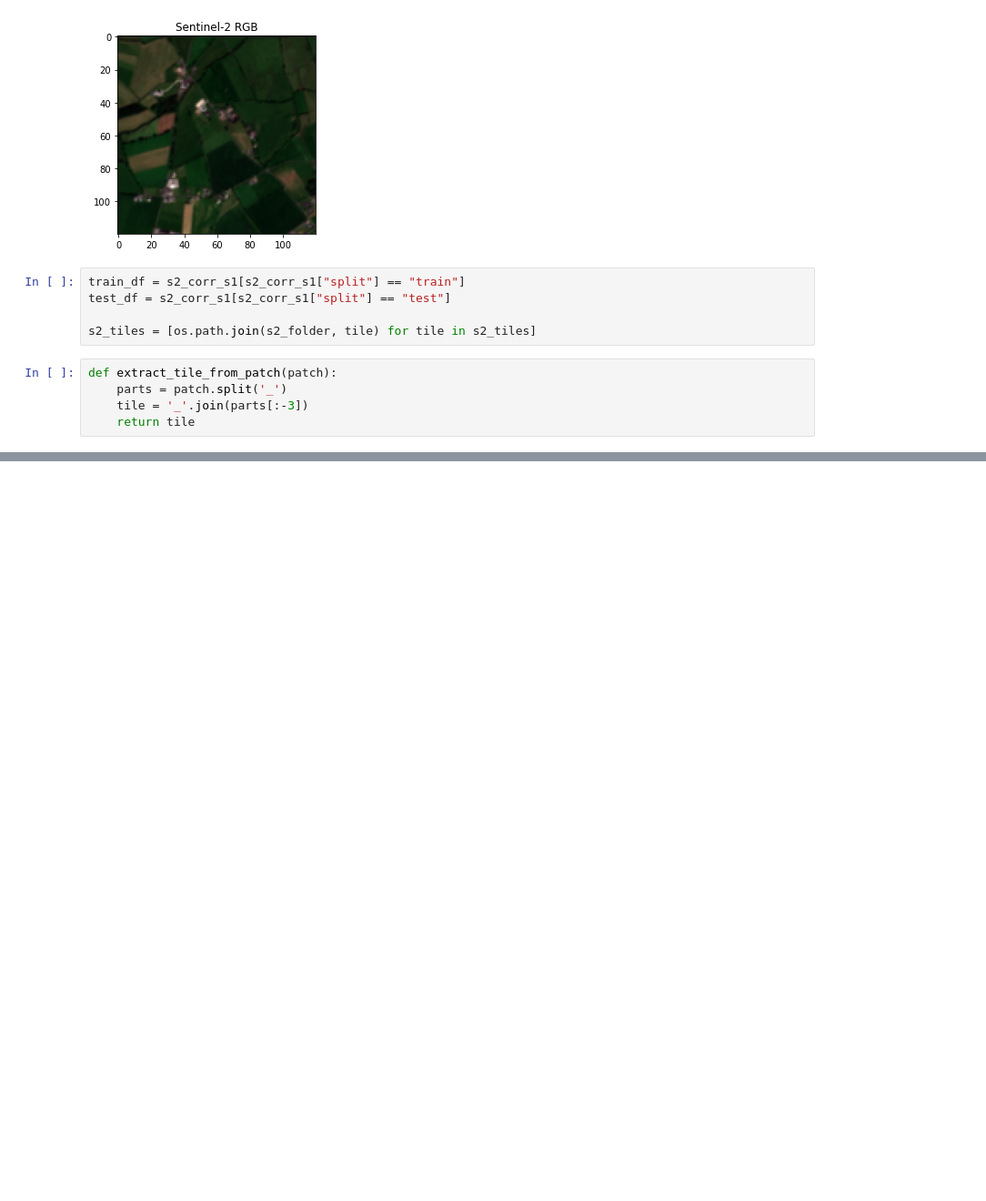
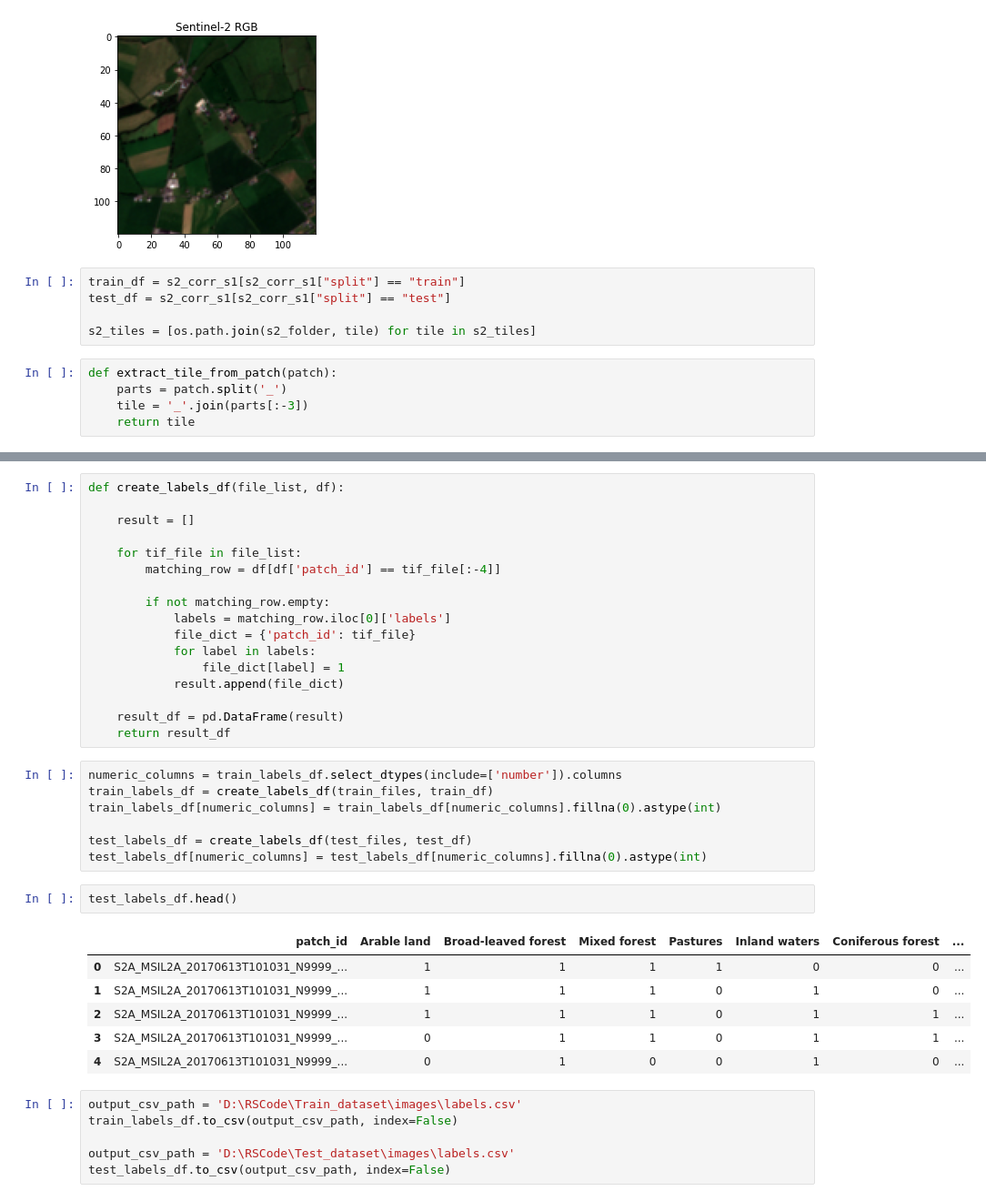
Before and after one commit to emirhansarioglu/Cross-Modal-Learning, a Jupyter notebook: SentinelDataPreparer.ipynb, the cells around one changed output, grey strips where cells are left out. Shown at 91% size. Drawn from its saved outputs; the diff is of its cells as text; blank space fills up the shorter version.

```diff
--- a/SentinelDataPreparer.ipynb
+++ b/SentinelDataPreparer.ipynb
@@ -335,0 +341,39 @@ plt.show()
+# %%
+def create_labels_df(file_list, df):
+
+    result = []
+
+    for tif_file in file_list:
+        matching_row = df[df['patch_id'] == tif_file[:-4]]
+
+        if not matching_row.empty:
+            labels = matching_row.iloc[0]['labels']
+            file_dict = {'patch_id': tif_file}
+            for label in labels:
+                file_dict[label] = 1
+            result.append(file_dict)
+
+    result_df = pd.DataFrame(result)
+    return result_df
+# %%
+numeric_columns = train_labels_df.select_dtypes(include=['number']).columns
+train_labels_df = create_labels_df(train_files, train_df)
+train_labels_df[numeric_columns] = train_labels_df[numeric_columns].fillna(0).astype(int)
+
+test_labels_df = create_labels_df(test_files, test_df)
+test_labels_df[numeric_columns] = test_labels_df[numeric_columns].fillna(0).astype(int)
+# %%
+test_labels_df.head()
+# %% [output]
+|  | patch_id | Arable land | Broad-leaved forest | Mixed forest | Pastures | Inland waters | Coniferous forest | ... |
+| 0 | S2A_MSIL2A_20170613T101031_N9999_... | 1 | 1 | 1 | 1 | 0 | 0 | ... |
+| 1 | S2A_MSIL2A_20170613T101031_N9999_... | 1 | 1 | 1 | 0 | 1 | 0 | ... |
+| 2 | S2A_MSIL2A_20170613T101031_N9999_... | 1 | 1 | 1 | 0 | 1 | 1 | ... |
+| 3 | S2A_MSIL2A_20170613T101031_N9999_... | 0 | 1 | 1 | 0 | 1 | 1 | ... |
+| 4 | S2A_MSIL2A_20170613T101031_N9999_... | 0 | 1 | 0 | 0 | 1 | 0 | ... |
+# %%
+output_csv_path = 'D:\RSCode\Train_dataset\images\labels.csv'
+train_labels_df.to_csv(output_csv_path, index=False)
+
+output_csv_path = 'D:\RSCode\Test_dataset\images\labels.csv'
+test_labels_df.to_csv(output_csv_path, index=False)
```
Also changed, not shown: parts of 5 cells of this notebook.
